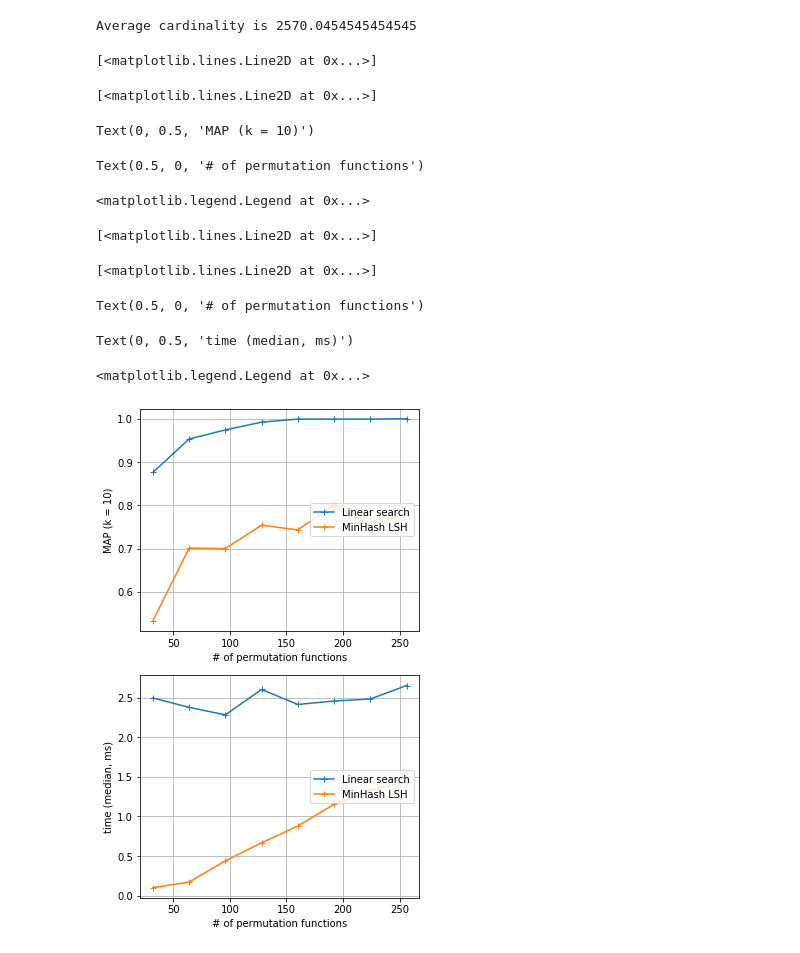
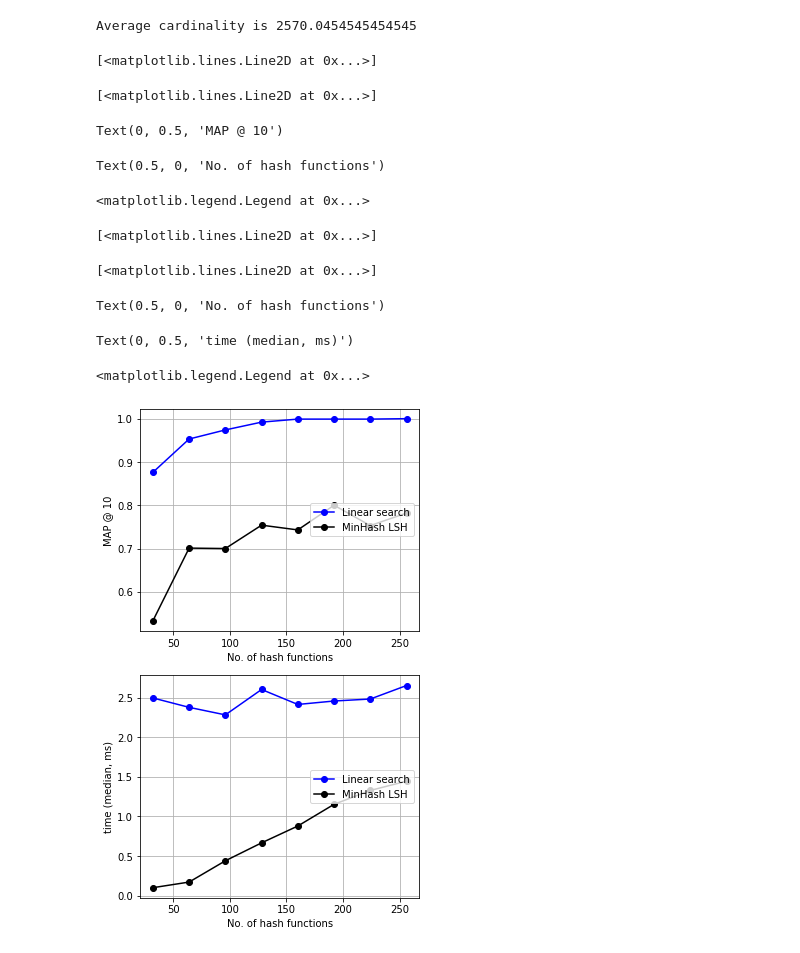
Before and after one commit to KarimLulu/LSH-kNN, a Jupyter notebook: notebooks/klulu-minlsh.ipynb, the cells around one changed output. Cells and saved outputs as stored; diff of their text form; code cells hidden in the pictures.

Commit message:
fix plot colors

```diff
--- a/notebooks/klulu-minlsh.ipynb
+++ b/notebooks/klulu-minlsh.ipynb
@@ -380,41 +380,41 @@ for results in benchmark["lsh_results"]:
     query_results = [[x[0] for x in r] for r in results]
     lsh_maps.append(mapk(ground_truth_results, query_results, k))
 linearscan_maps = []
 for results in benchmark["linearscan_results"]:
     query_results = [[x[0] for x in r] for r in results]
     linearscan_maps.append(mapk(ground_truth_results, query_results, k))
 
 lsh_times = np.array([np.percentile(ts, 50)
     for ts in lsh_times])*1000
 linearscan_times = np.array([np.percentile(ts, 50)
     for ts in linearscan_times])*1000
 
 fig, axes = plt.subplots(2, 1, figsize=(5, 4.5*2), sharex=False)
 # Plot query average MAP vs. num perm
-axes[0].plot(num_perms, linearscan_maps, marker="+", label="Linear search")
-axes[0].plot(num_perms, lsh_maps, marker="+", label="MinHash LSH")
-axes[0].set_ylabel("MAP (k = %d)" % k)
-axes[0].set_xlabel("# of permutation functions")
+axes[0].plot(num_perms, linearscan_maps, marker="o", label="Linear search", color="b")
+axes[0].plot(num_perms, lsh_maps, marker="o", label="MinHash LSH", color="k")
+axes[0].set_ylabel("MAP @ %d" % k)
+axes[0].set_xlabel("No. of hash functions")
 axes[0].grid()
 axes[0].legend(loc="center right")
 # Plot query time vs. num perm
-axes[1].plot(num_perms, linearscan_times, marker="+", label="Linear search")
-axes[1].plot(num_perms, lsh_times, marker="+", label="MinHash LSH")
-axes[1].set_xlabel("# of permutation functions")
+axes[1].plot(num_perms, linearscan_times, marker="o", label="Linear search", color="b")
+axes[1].plot(num_perms, lsh_times, marker="o", label="MinHash LSH", color="k")
+axes[1].set_xlabel("No. of hash functions")
 axes[1].set_ylabel("time (median, ms)")
 axes[1].grid()
 axes[1].legend(loc="center right")
 fig.savefig("lshforest_benchmark.png", pad_inches=0.05, bbox_inches="tight")
 plt.show()
 # %% [output]
 [<matplotlib.lines.Line2D at 0x...>]
 [<matplotlib.lines.Line2D at 0x...>]
-Text(0, 0.5, 'MAP (k = 10)')
+Text(0, 0.5, 'MAP @ 10')
-Text(0.5, 0, '# of permutation functions')
+Text(0.5, 0, 'No. of hash functions')
 <matplotlib.legend.Legend at 0x...>
 [<matplotlib.lines.Line2D at 0x...>]
 [<matplotlib.lines.Line2D at 0x...>]
-Text(0.5, 0, '# of permutation functions')
+Text(0.5, 0, 'No. of hash functions')
 Text(0, 0.5, 'time (median, ms)')
 <matplotlib.legend.Legend at 0x...>
-[figure, old version]
+[figure, new version]
```
Also changed, not shown: 1 other file.
